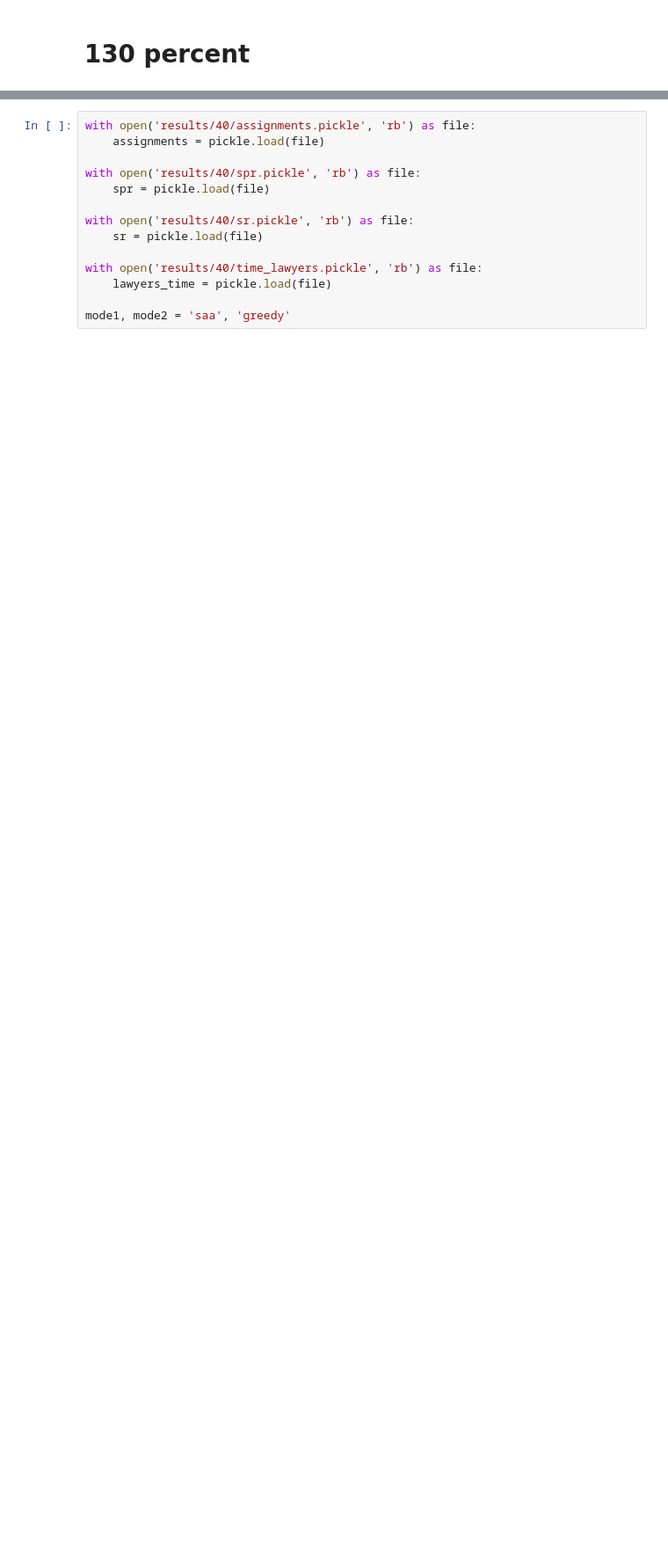
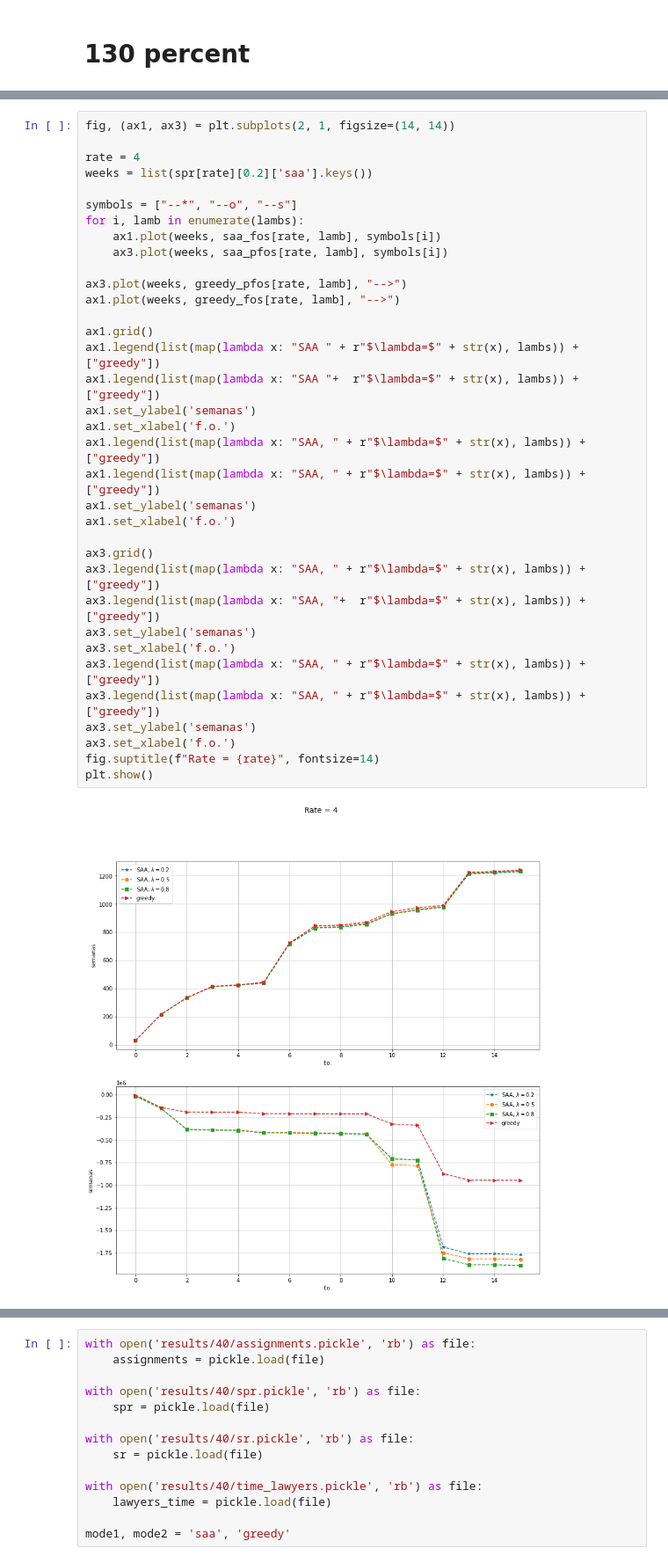
Before and after one commit to jac-34/capstone, a Jupyter notebook: simulationv2/simulation_analysis.ipynb, the cells around one changed output, grey strips where cells are left out. Shown at 88% size. Saved outputs shown, nothing was run; the diff lists cells and outputs as text; blank space fills up the shorter version.

```diff
--- a/simulationv2/simulation_analysis.ipynb
+++ b/simulationv2/simulation_analysis.ipynb
@@ -127,0 +255,37 @@ for rate, lamb in greedy_fos.keys():
+# %%
+fig, (ax1, ax3) = plt.subplots(2, 1, figsize=(14, 14))
+
+rate = 4
+weeks = list(spr[rate][0.2]['saa'].keys())
+
+symbols = ["--*", "--o", "--s"]
+for i, lamb in enumerate(lambs):
+    ax1.plot(weeks, saa_fos[rate, lamb], symbols[i])
+    ax3.plot(weeks, saa_pfos[rate, lamb], symbols[i])
+
+ax3.plot(weeks, greedy_pfos[rate, lamb], "-->")
+ax1.plot(weeks, greedy_fos[rate, lamb], "-->")
+
+ax1.grid()
+ax1.legend(list(map(lambda x: "SAA " + r"$\lambda=$" + str(x), lambs)) + ["greedy"])
+ax1.legend(list(map(lambda x: "SAA "+  r"$\lambda=$" + str(x), lambs)) + ["greedy"])
+ax1.set_ylabel('semanas')
+ax1.set_xlabel('f.o.')
+ax1.legend(list(map(lambda x: "SAA, " + r"$\lambda=$" + str(x), lambs)) + ["greedy"])
+ax1.legend(list(map(lambda x: "SAA, " + r"$\lambda=$" + str(x), lambs)) + ["greedy"])
+ax1.set_ylabel('semanas')
+ax1.set_xlabel('f.o.')
+
+ax3.grid()
+ax3.legend(list(map(lambda x: "SAA, " + r"$\lambda=$" + str(x), lambs)) + ["greedy"])
+ax3.legend(list(map(lambda x: "SAA, "+  r"$\lambda=$" + str(x), lambs)) + ["greedy"])
+ax3.set_ylabel('semanas')
+ax3.set_xlabel('f.o.')
+ax3.legend(list(map(lambda x: "SAA, " + r"$\lambda=$" + str(x), lambs)) + ["greedy"])
+ax3.legend(list(map(lambda x: "SAA, " + r"$\lambda=$" + str(x), lambs)) + ["greedy"])
+ax3.set_ylabel('semanas')
+ax3.set_xlabel('f.o.')
+fig.suptitle(f"Rate = {rate}", fontsize=14)
+plt.show()
+# %% [output]
+[figure, added]
```
Also changed, not shown: parts of 34 cells of this notebook.
